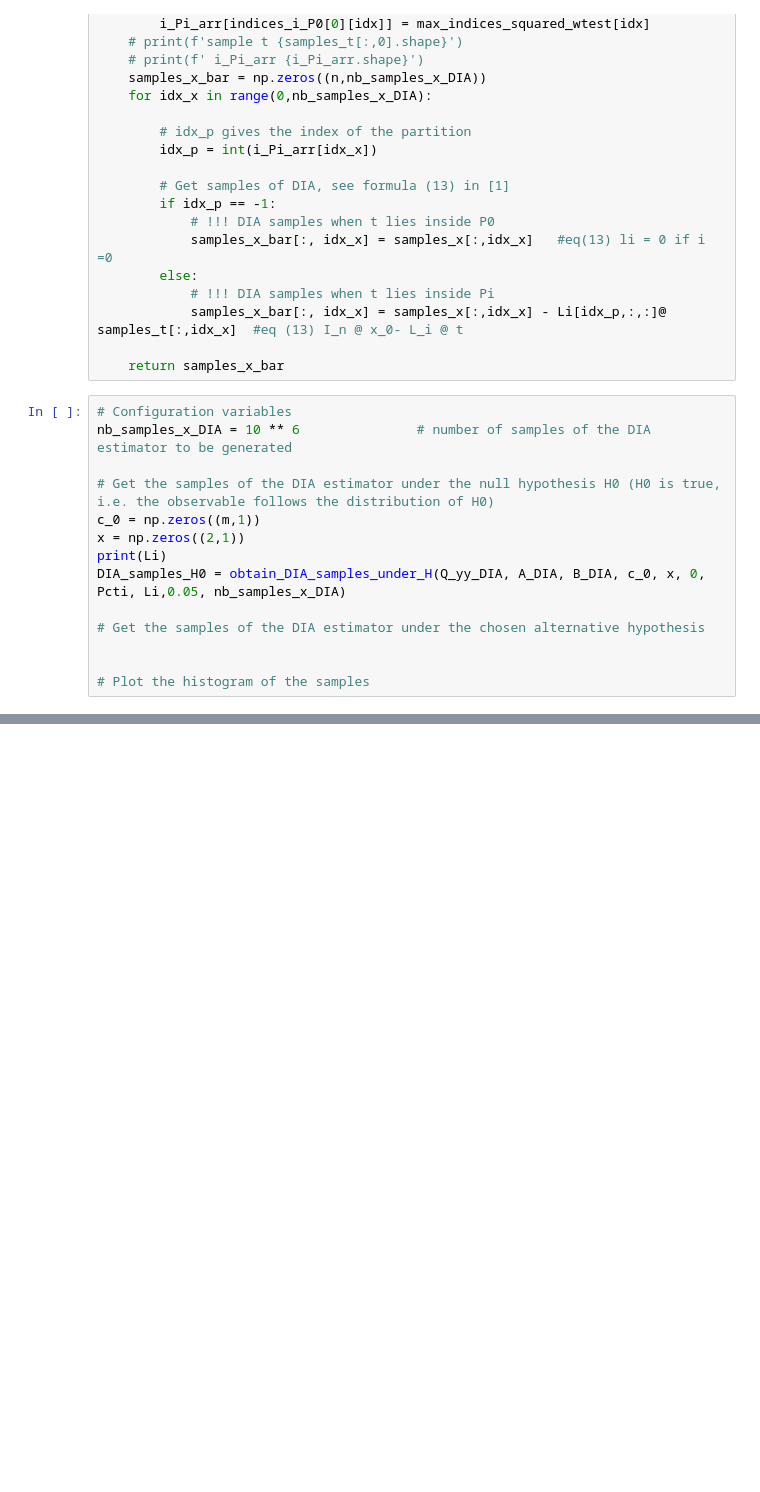
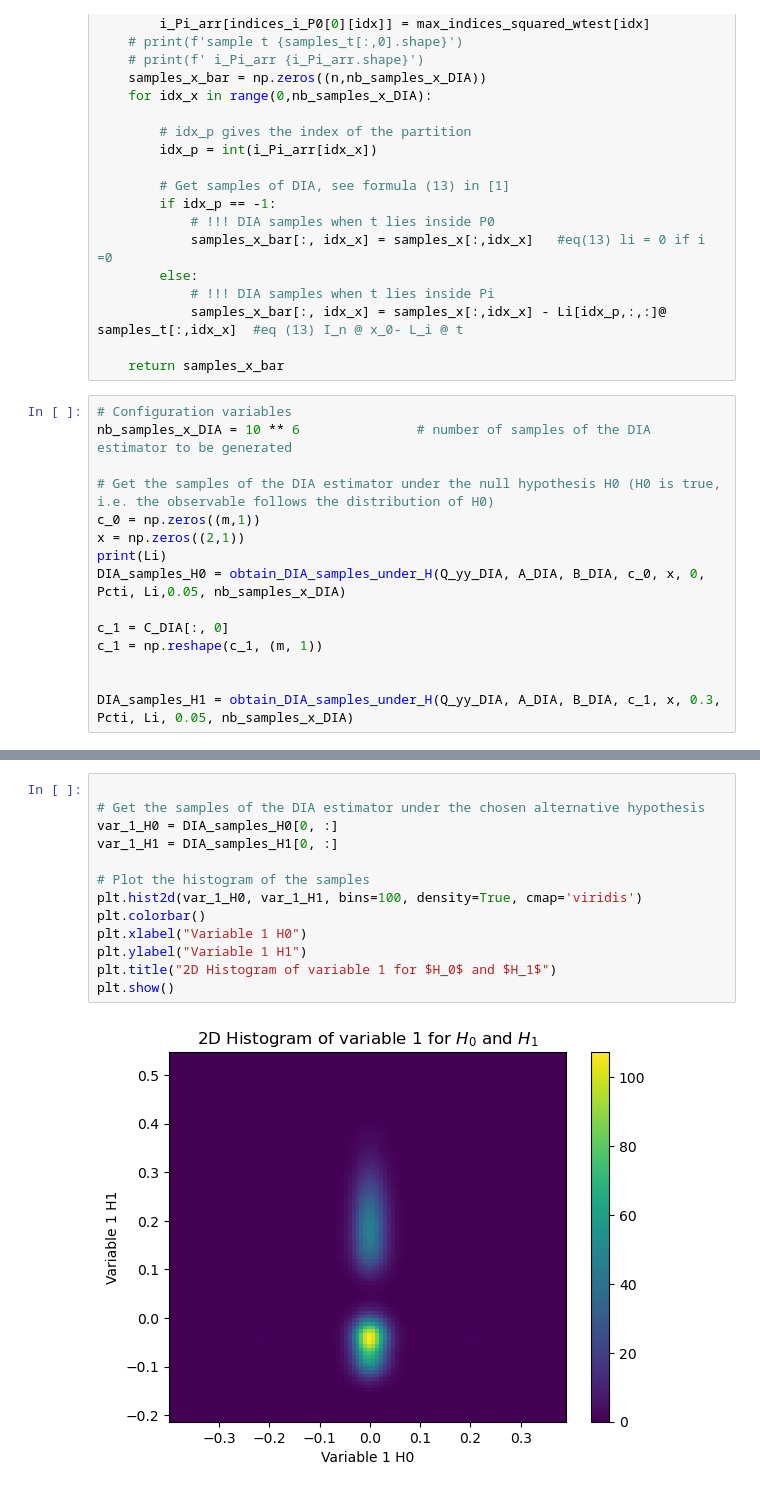
Before and after one commit to ICSlingerland/Geo-Data-Analysis, a Jupyter notebook: Unit-HoekvanHolland/Notebook 1.ipynb, the cells around one changed output, grey strips where cells are left out. Cells and saved outputs as stored; diff of their text form; blank space fills up the shorter version.

```diff
--- a/Unit-HoekvanHolland/Notebook 1.ipynb
+++ b/Unit-HoekvanHolland/Notebook 1.ipynb
@@ -1261,10 +1233,11 @@ x = np.zeros((2,1))
 print(Li)
 DIA_samples_H0 = obtain_DIA_samples_under_H(Q_yy_DIA, A_DIA, B_DIA, c_0, x, 0, Pcti, Li,0.05, nb_samples_x_DIA)
 
-# Get the samples of the DIA estimator under the chosen alternative hypothesis
+c_1 = C_DIA[:, 0]
+c_1 = np.reshape(c_1, (m, 1))
 
 
-# Plot the histogram of the samples
+DIA_samples_H1 = obtain_DIA_samples_under_H(Q_yy_DIA, A_DIA, B_DIA, c_1, x, 0.3, Pcti, Li, 0.05, nb_samples_x_DIA)
 # %% [output]
 [[[ 0.33117074  0.44299621]
   [-0.77273172 -1.03365782]]
@@ -1282,0 +1253,15 @@ sample t (2,)
+# %%
+
+# Get the samples of the DIA estimator under the chosen alternative hypothesis
+var_1_H0 = DIA_samples_H0[0, :]
+var_1_H1 = DIA_samples_H1[0, :]
+
+# Plot the histogram of the samples
+plt.hist2d(var_1_H0, var_1_H1, bins=100, density=True, cmap='viridis')
+plt.colorbar()
+plt.xlabel("Variable 1 H0")
+plt.ylabel("Variable 1 H1")
+plt.title("2D Histogram of variable 1 for $H_0$ and $H_1$")
+plt.show()
+# %% [output]
+[figure, added]
```
Also changed, not shown: parts of 35 cells of this notebook, 1 other file.
